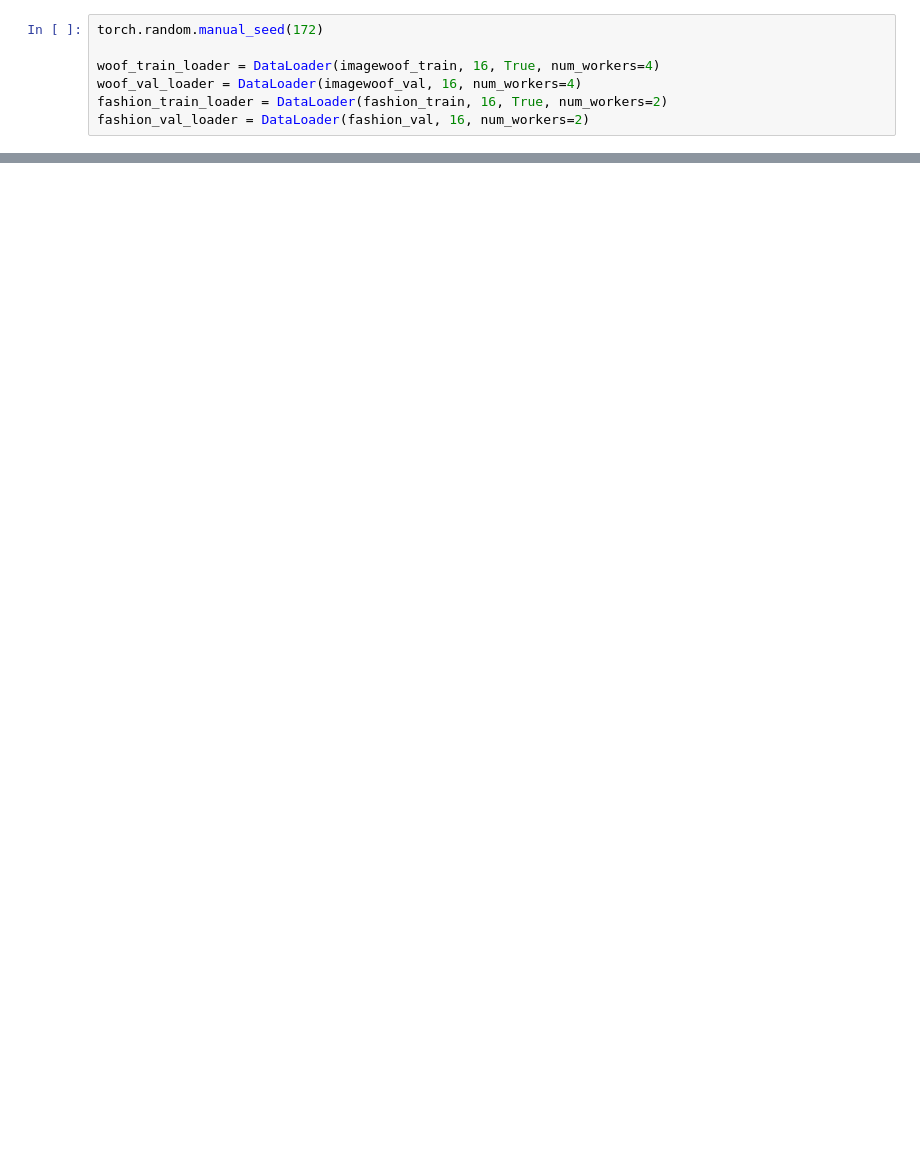
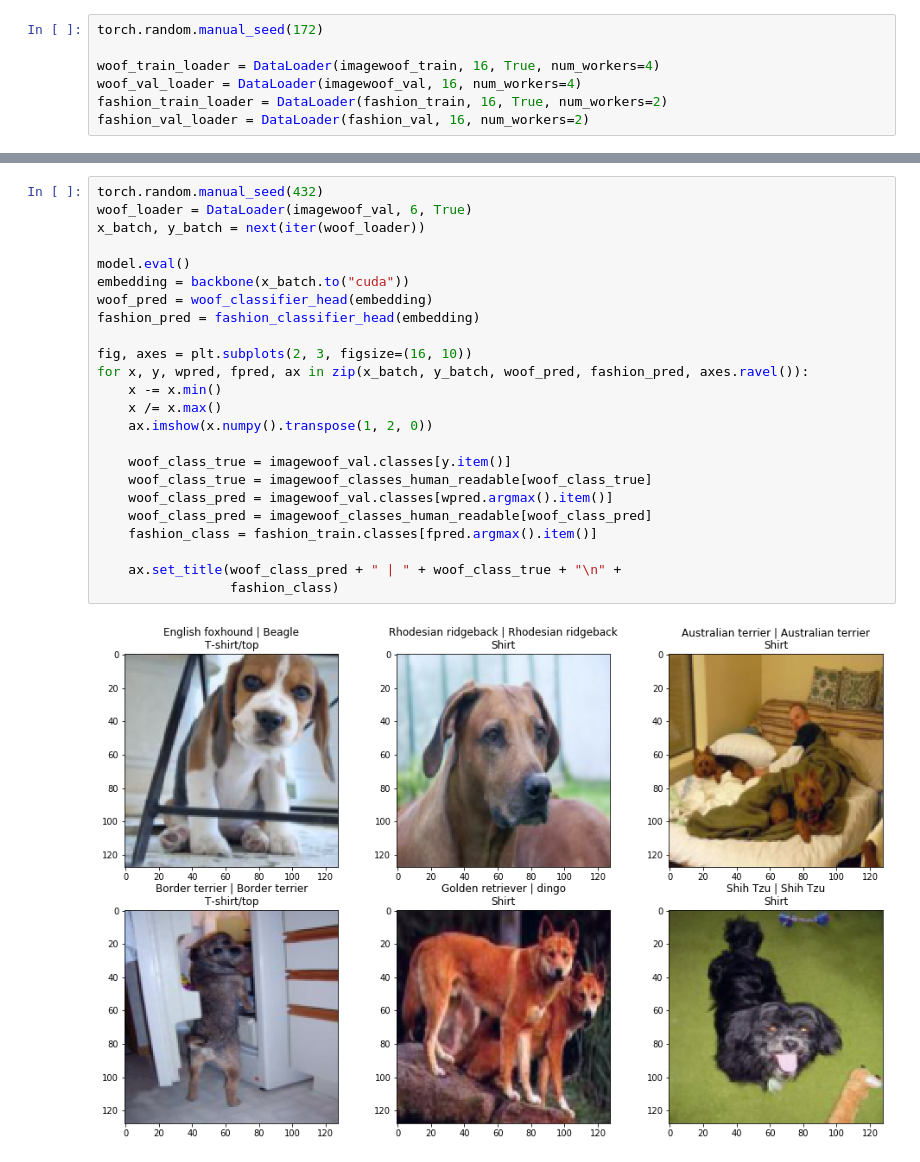
Before and after one commit to iakremnev/multitask-classification, a Jupyter notebook: pipeline.ipynb, the cells around one changed output, grey strips where cells are left out. Drawn from its saved outputs; the diff is of its cells as text; blank space fills up the shorter version.

```diff
--- a/pipeline.ipynb
+++ b/pipeline.ipynb
@@ -326,0 +357,26 @@ metrics["woof_val_acc"]
+# %%
+torch.random.manual_seed(432)
+woof_loader = DataLoader(imagewoof_val, 6, True)
+x_batch, y_batch = next(iter(woof_loader))
+
+model.eval()
+embedding = backbone(x_batch.to("cuda"))
+woof_pred = woof_classifier_head(embedding)
+fashion_pred = fashion_classifier_head(embedding)
+
+fig, axes = plt.subplots(2, 3, figsize=(16, 10))
+for x, y, wpred, fpred, ax in zip(x_batch, y_batch, woof_pred, fashion_pred, axes.ravel()):
+    x -= x.min()
+    x /= x.max()
+    ax.imshow(x.numpy().transpose(1, 2, 0))
+
+    woof_class_true = imagewoof_val.classes[y.item()]
+    woof_class_true = imagewoof_classes_human_readable[woof_class_true]
+    woof_class_pred = imagewoof_val.classes[wpred.argmax().item()]
+    woof_class_pred = imagewoof_classes_human_readable[woof_class_pred]
+    fashion_class = fashion_train.classes[fpred.argmax().item()]
+
+    ax.set_title(woof_class_pred + " | " + woof_class_true + "\n" +
+                 fashion_class)
+# %% [output]
+[figure, added]
```
Also changed, not shown: parts of 18 cells of this notebook.
